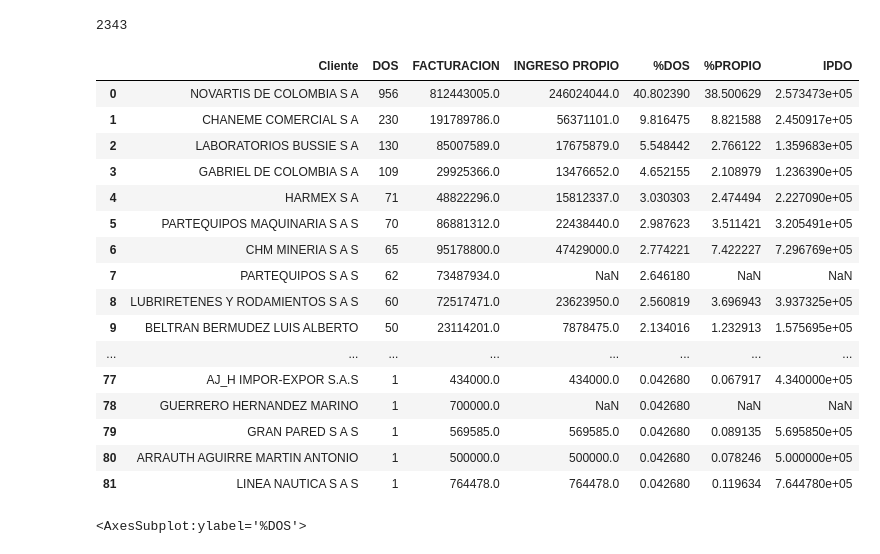
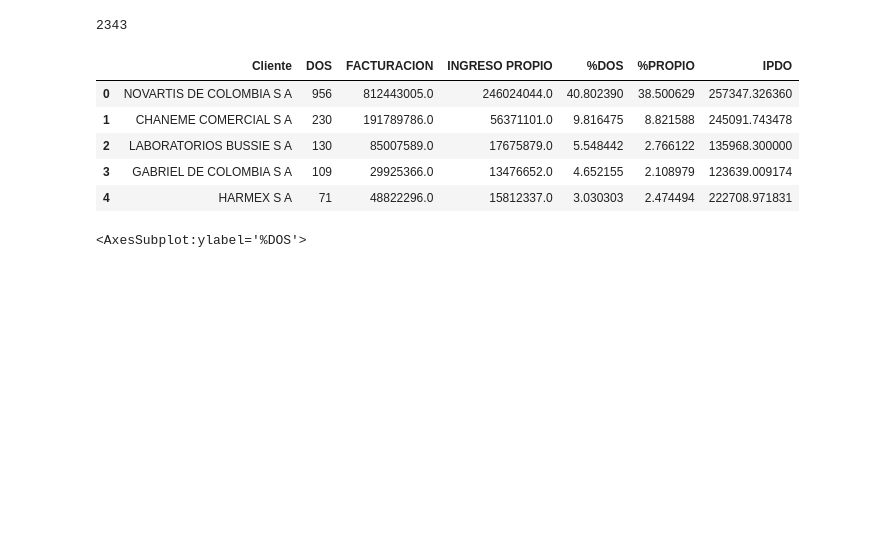
Before and after one commit to andresherrera9/PANDAS-, a Jupyter notebook: TRABAJO HECA.ipynb, the cells around one changed output. Saved outputs shown, nothing was run; the diff lists cells and outputs as text; code cells hidden in the pictures; blank space fills up the shorter version.

```diff
--- a/TRABAJO HECA.ipynb
+++ b/TRABAJO HECA.ipynb
@@ -3,7 +3,7 @@ import pandas as pd
 
 # Leer archivo Excel (DOS)
 
-df = pd.read_excel (r'/Users/gerenciafinanciera/Desktop/ADUANASCARGA/HECADUANAS/DO.xls')
+df = pd.read_excel (r'/Users/gerenciafinanciera/Desktop/ADUANASCARGA/ADUANA/DO.xls')
 df.head()
 # %% [output]
 |  | Cliente |
@@ -32,7 +32,7 @@ dtype: object
 # %%
 #Segunda lectura de documento (Reporte de facturas)
 
-df2 = pd.read_excel (r'/Users/gerenciafinanciera/Desktop/ADUANASCARGA/HECADUANAS/REPORTEFACTU.xls')
+df2 = pd.read_excel (r'/Users/gerenciafinanciera/Desktop/ADUANASCARGA/ADUANA/REPORTEFACTU.xls')
 df2["FACTURACION"] = df2["FACTURACION"].astype(int)
 # %%
 df2.head()
@@ -98,7 +98,7 @@ df_final.head()
 df_final.to_excel("TrabajoJefe.xlsx")
 # %%
 #Lectura de otro documento para unir junto a los otros dos
-df3 = pd.read_excel(r'/Users/gerenciafinanciera/Desktop/ADUANASCARGA/HECADUANAS/propios.xls')
+df3 = pd.read_excel(r'/Users/gerenciafinanciera/Desktop/ADUANASCARGA/ADUANA/propios.xls')
 df3["INGRESO PROPIO"] = df3["INGRESO PROPIO"].astype(int)
 df3.head()
 # %% [output]
@@ -143,25 +143,14 @@ df_2["DOS"].sum()
 # %%
 df_2["IPDO "] = df_2["INGRESO PROPIO"]/ df_2["DOS"]
 # %%
-df_2
+df_2.head()
 # %% [output]
 |  | Cliente | DOS | FACTURACION | INGRESO PROPIO | %DOS | %PROPIO | IPDO |
-| 0 | NOVARTIS DE COLOMBIA S A | 956 | 812443005.0 | 246024044.0 | 40.802390 | 38.500629 | 2.573473e+05 |
-| 1 | CHANEME COMERCIAL S A | 230 | 191789786.0 | 56371101.0 | 9.816475 | 8.821588 | 2.450917e+05 |
-| 2 | LABORATORIOS BUSSIE S A | 130 | 85007589.0 | 17675879.0 | 5.548442 | 2.766122 | 1.359683e+05 |
-| 3 | GABRIEL DE COLOMBIA S A | 109 | 29925366.0 | 13476652.0 | 4.652155 | 2.108979 | 1.236390e+05 |
-| 4 | HARMEX S A | 71 | 48822296.0 | 15812337.0 | 3.030303 | 2.474494 | 2.227090e+05 |
-| 5 | PARTEQUIPOS MAQUINARIA S A S | 70 | 86881312.0 | 22438440.0 | 2.987623 | 3.511421 | 3.205491e+05 |
-| 6 | CHM MINERIA S A S | 65 | 95178800.0 | 47429000.0 | 2.774221 | 7.422227 | 7.296769e+05 |
-| 7 | PARTEQUIPOS S A S | 62 | 73487934.0 | NaN | 2.646180 | NaN | NaN |
-| 8 | LUBRIRETENES Y RODAMIENTOS S A S | 60 | 72517471.0 | 23623950.0 | 2.560819 | 3.696943 | 3.937325e+05 |
-| 9 | BELTRAN BERMUDEZ LUIS ALBERTO | 50 | 23114201.0 | 7878475.0 | 2.134016 | 1.232913 | 1.575695e+05 |
-| ... | ... | ... | ... | ... | ... | ... | ... |
-| 77 | AJ_H IMPOR-EXPOR S.A.S | 1 | 434000.0 | 434000.0 | 0.042680 | 0.067917 | 4.340000e+05 |
-| 78 | GUERRERO HERNANDEZ MARINO | 1 | 700000.0 | NaN | 0.042680 | NaN | NaN |
-| 79 | GRAN PARED S A S | 1 | 569585.0 | 569585.0 | 0.042680 | 0.089135 | 5.695850e+05 |
-| 80 | ARRAUTH AGUIRRE MARTIN ANTONIO | 1 | 500000.0 | 500000.0 | 0.042680 | 0.078246 | 5.000000e+05 |
-| 81 | LINEA NAUTICA S A S | 1 | 764478.0 | 764478.0 | 0.042680 | 0.119634 | 7.644780e+05 |
+| 0 | NOVARTIS DE COLOMBIA S A | 956 | 812443005.0 | 246024044.0 | 40.802390 | 38.500629 | 257347.326360 |
+| 1 | CHANEME COMERCIAL S A | 230 | 191789786.0 | 56371101.0 | 9.816475 | 8.821588 | 245091.743478 |
+| 2 | LABORATORIOS BUSSIE S A | 130 | 85007589.0 | 17675879.0 | 5.548442 | 2.766122 | 135968.300000 |
+| 3 | GABRIEL DE COLOMBIA S A | 109 | 29925366.0 | 13476652.0 | 4.652155 | 2.108979 | 123639.009174 |
+| 4 | HARMEX S A | 71 | 48822296.0 | 15812337.0 | 3.030303 | 2.474494 | 222708.971831 |
 # %%
 #guarda excel final
 #df_2.to_excel("Reporte Ingresos primer trimestre 2020.xlsx")
```
Also changed, not shown: parts of 1 cell of this notebook.
